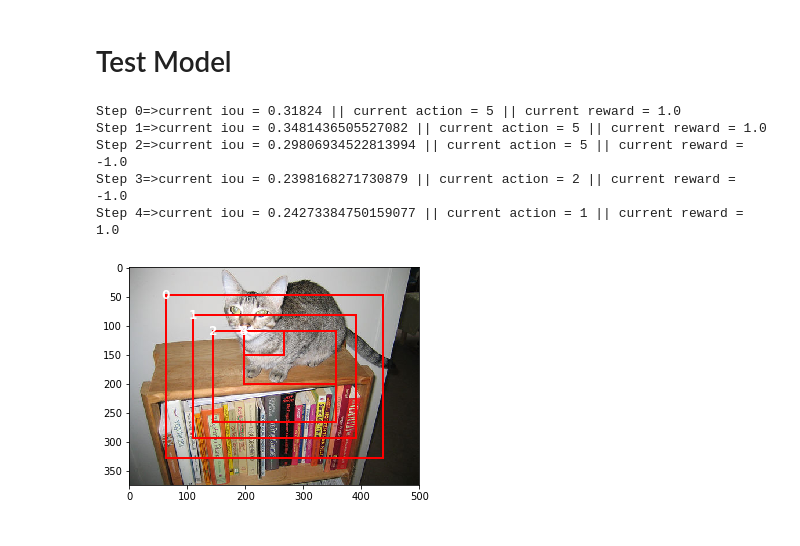
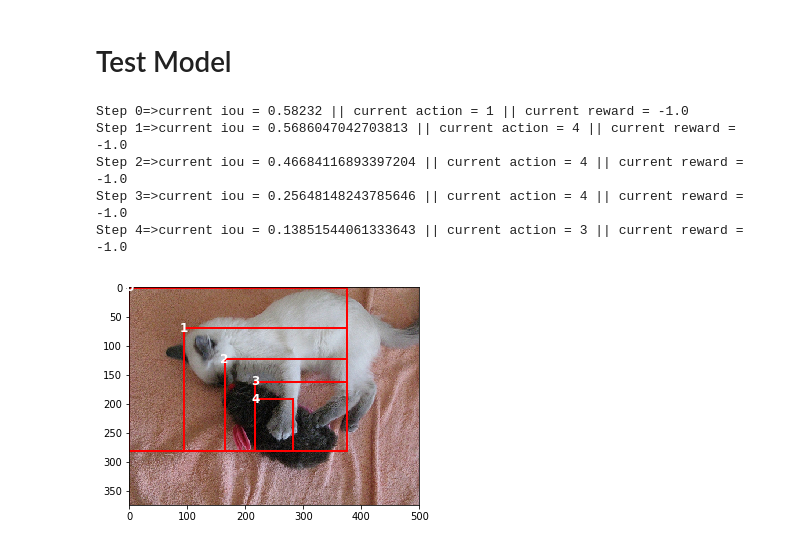
Before and after one commit to XiplusChenyu/object-localization-pytorch, a Jupyter notebook: Scripts/Training.ipynb, the cells around one changed output. Cells and saved outputs as stored; diff of their text form; code cells hidden in the pictures.

```diff
--- a/Scripts/Training.ipynb
+++ b/Scripts/Training.ipynb
@@ -27,12 +27,12 @@ import torch.optim as optim
 device = torch.device("cuda" if Settings.cuda else "cpu")
 # %%
 policy_model = QModel()
-# target_model = QModel()
-# target_model.load_state_dict(policy_model.state_dict())
+target_model = QModel()
+target_model.load_state_dict(policy_model.state_dict())
 
 policy_model.cuda()
-# target_model.cuda()
-# target_model.eval()
+target_model.cuda()
+target_model.eval()
 # %% [output]
 QModel(
   (model): Sequential(
@@ -47,7 +47,7 @@ QModel(
 )
 # %%
 from ReplayMemory import ReplayMemory
-memory = ReplayMemory(1000)
+memory = ReplayMemory(2000)
 # %%
 optimizer = optim.RMSprop(policy_model.parameters())
 # %% [markdown]
@@ -92,6 +92,11 @@ for epoch in range(epoch_num):
 
             # determine if we should end the result
             if iou > Settings.iou_threshold:
+
+                if step == 0:
+                    # filter out the image which is not useful
+                    continue
+
                 action = torch.tensor(6).to(device)
             else:
                 action = agent.get_next_action(policy_model, eps)
@@ -114,27 +119,27 @@ for epoch in range(epoch_num):
             memory.push(cur_state, action, next_state, reward)
             cur_state = next_state
 
-#             cur_loss = optimize_model(policy_model, target_model, memory, optimizer)
-            cur_loss = optimize_model(policy_model, memory, optimizer)
+            cur_loss = optimize_model(policy_model, target_model, memory, optimizer)
+#             cur_loss = optimize_model(policy_model, memory, optimizer)
 
             if done:
                 break
 
-#     if epoch % 1 == 0:
-#         print("Update Network")
-#         target_model.load_state_dict(policy_model.state_dict())
-    loss_list.append(cur_loss)
+    if epoch % 1 == 0:
+        print("Update Network")
+        target_model.load_state_dict(policy_model.state_dict())
+        loss_list.append(cur_loss)
 
-    # save logs
-    with open("{}log.json".format(Settings.model_path), "w") as f:
-        json.dump(loss_list, f)
+        # save logs
+        with open("{}log.json".format(Settings.model_path), "w") as f:
+            json.dump(loss_list, f)
 
-    with open("{}model{}.pt".format(Settings.model_path, epoch), 'wb') as f:
-            torch.save(policy_model.cpu().state_dict(), f)
-            if Settings.cuda:
-                policy_model.cuda()
+        with open("{}model.pt".format(Settings.model_path), 'wb') as f:
+                torch.save(policy_model.cpu().state_dict(), f)
+                if Settings.cuda:
+                    policy_model.cuda()
 
-#     target_model.eval()
+    target_model.eval()
 
     if eps > 0.11:
         eps -= 0.1
@@ -170,7 +175,7 @@ def testModelOnOneImage(image_index):
 plt.imshow(data.images[17])
 # %%
 from Image import Image
-image = Image(data, 49)
+image = Image(data, 417)
 annotation_list = image.objects
 agent = Agent(image.image)
 done = False
@@ -190,39 +195,39 @@ for step in range(Settings.max_step):
     cur_state = agent.get_state()
 
     # determine if we should end the result
     if iou > Settings.iou_threshold:
         action = torch.tensor(6).to(device)
     else:
         action = agent.get_next_action(policy_model, eps=0)
 
     if action == 6:
         reward = reward_terminal(iou)
         done = True
         next_state = None
     else:
         agent.hierarchical_move(action)
         agent.update_history_vector(action)
         image.draw_one_box(agent.boundary)
         image.add_text(step, (agent.boundary["xmin"], agent.boundary["ymin"]))
         if agent.sub_image.shape[0] * agent.sub_image.shape[1] == 0:
             done = True
             next_state = None
         else:
             next_state = agent.get_state()
             reward = reward_move(old_iou, iou)
 
     print("current action = {}".format(int(action)), end=" || ")
     print("current reward = {}".format(float(reward)))
     if done:
         break
 image.show()
 # %% [output]
-Step 0=>current iou = 0.31824 || current action = 5 || current reward = 1.0
-Step 1=>current iou = 0.3481436505527082 || current action = 5 || current reward = 1.0
-Step 2=>current iou = 0.29806934522813994 || current action = 5 || current reward = -1.0
-Step 3=>current iou = 0.2398168271730879 || current action = 2 || current reward = -1.0
-Step 4=>current iou = 0.24273384750159077 || current action = 1 || current reward = 1.0
+Step 0=>current iou = 0.58232 || current action = 1 || current reward = -1.0
+Step 1=>current iou = 0.5686047042703813 || current action = 4 || current reward = -1.0
+Step 2=>current iou = 0.46684116893397204 || current action = 4 || current reward = -1.0
+Step 3=>current iou = 0.25648148243785646 || current action = 4 || current reward = -1.0
+Step 4=>current iou = 0.13851544061333643 || current action = 3 || current reward = -1.0
-[figure, old version]
+[figure, new version]
 # %%
 loss_list = [1,2,3]
 import json
```
Also changed, not shown: parts of 1 cell of this notebook, 1 other file.
